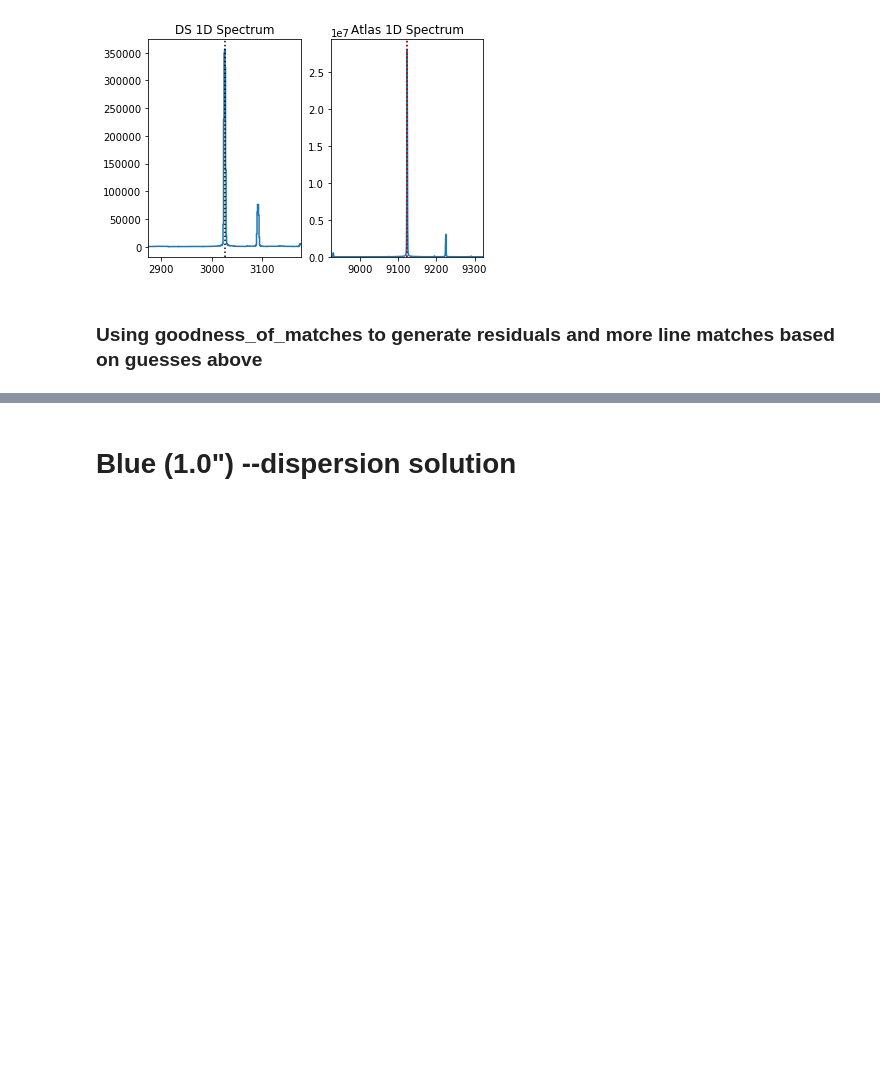
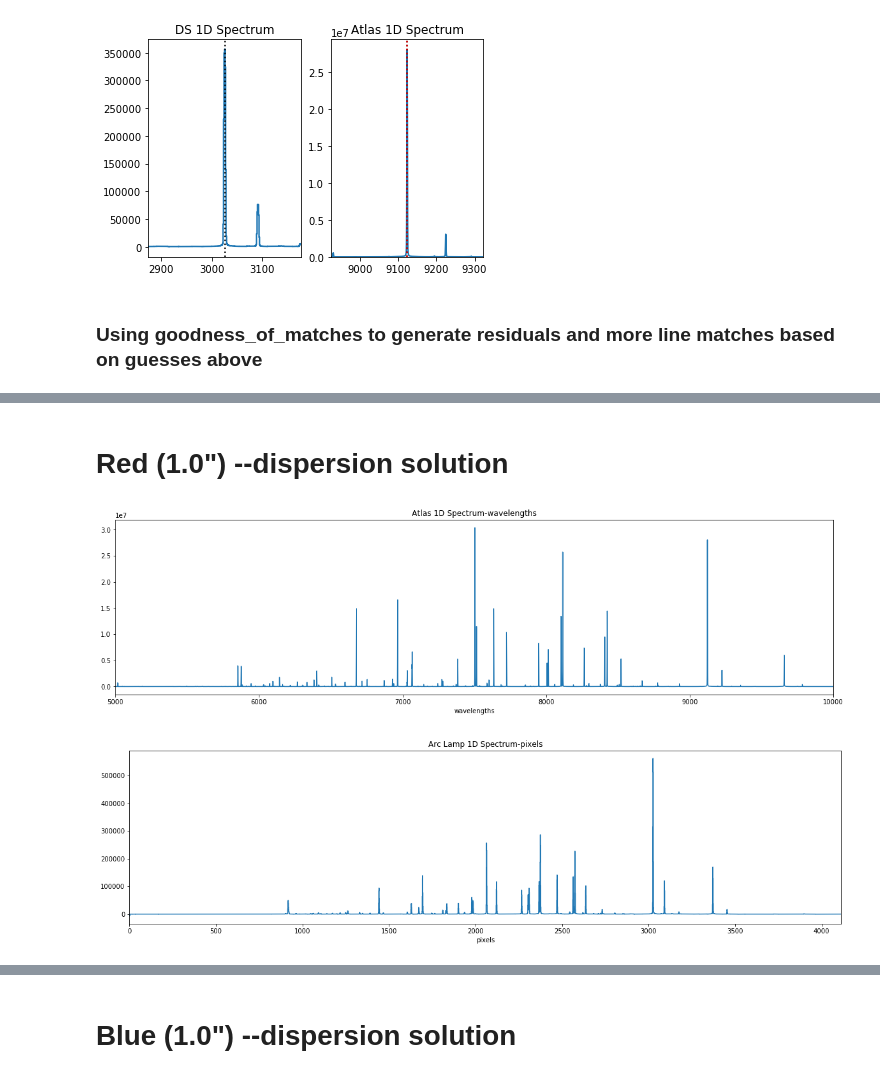
Before and after one commit to deerow22/data_reduction_scrap, a Jupyter notebook: Data_Reduction_Pipeline_middle.ipynb, the cells around one changed output, grey strips where cells are left out. Drawn from its saved outputs; the diff is of its cells as text; code cells hidden in the pictures; blank space fills up the shorter version.

```diff
--- a/Data_Reduction_Pipeline_middle.ipynb
+++ b/Data_Reduction_Pipeline_middle.ipynb
@@ -238,2 +259,15 @@ Failed to find line ArI at wl=11106.44: "requested peak location is not in the s
 [figure]
 [figure]
+# %% [markdown]
+# Red (1.0") --dispersion solution
+# %%
+#nameing all the datafiles needed
+all_side_files = '20170518/red*.fits' #redside
+atlasfiles = fits.open('henear.fits') #NOAO atlas #redside
+arcfiles = '20170518/red0012.fits' #redside
+linelist = reduce_dblspec.HENEAR_LINE_LIST
+
+specset = dispersion(all_side_files, atlasfiles, arcfiles, linelist)
+# %% [output]
+[figure, added]
+[figure, added]
```
Also changed, not shown: parts of 10 cells of this notebook.
